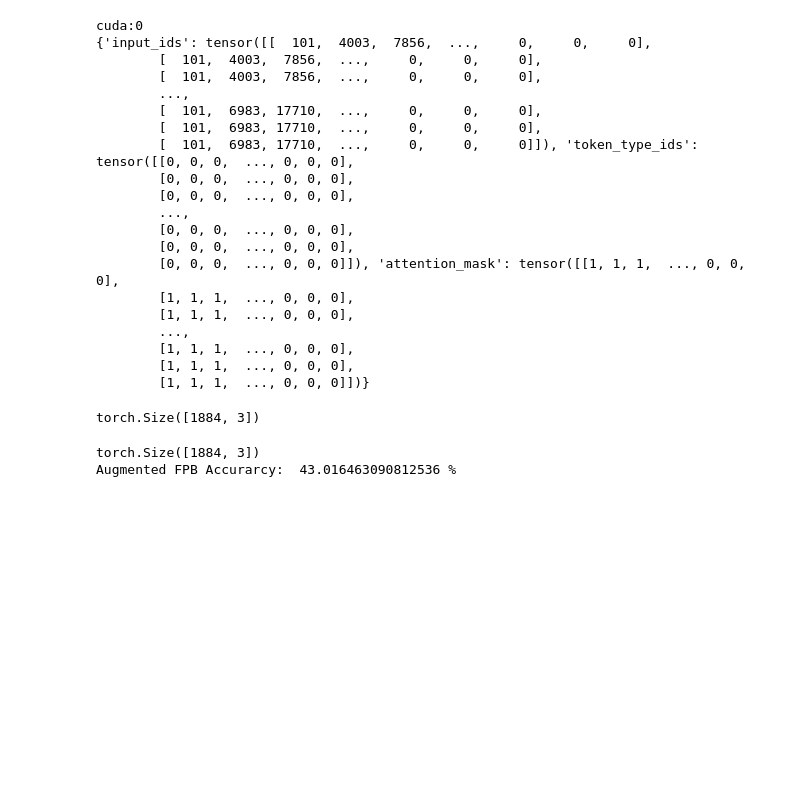
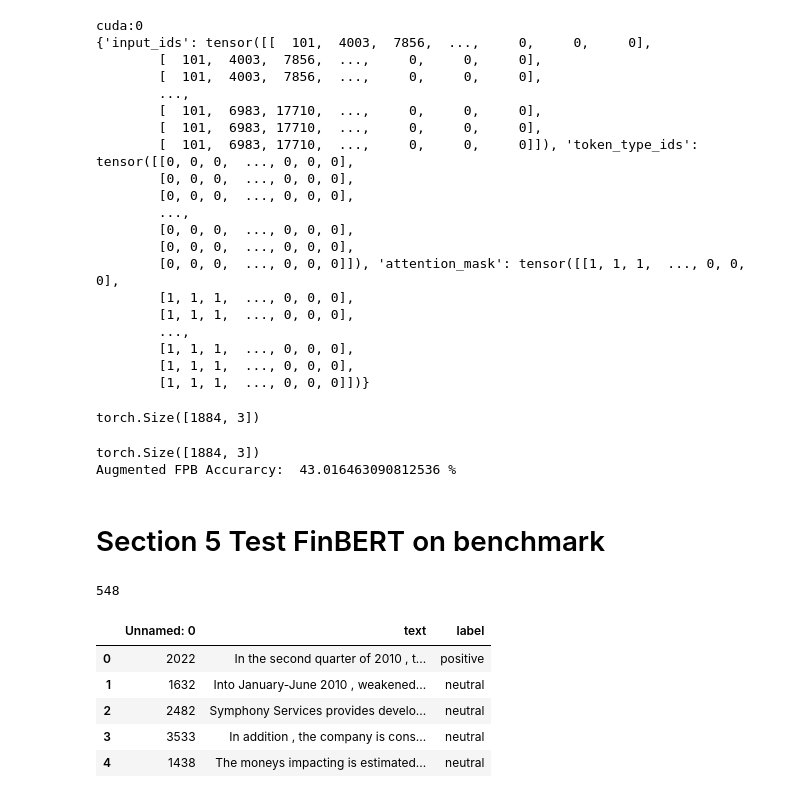
Before and after one commit to yw7vvAW611/CS269GroupProject, a Jupyter notebook: AdversarialAttackFinBERT.ipynb, the cells around one changed output. Saved outputs shown, nothing was run; the diff lists cells and outputs as text; code cells hidden in the pictures; blank space fills up the shorter version.

Commit message:
Test FinBERT on benmark

```diff
--- a/AdversarialAttackFinBERT.ipynb
+++ b/AdversarialAttackFinBERT.ipynb
@@ -970,3 +970,25 @@ print("Augmented FPB Accurarcy: ", correct / idx * 100, "%")
 # %% [output]
 torch.Size([1884, 3])
 Augmented FPB Accurarcy:  43.016463090812536 %
+# %% [markdown]
+# Section 5 Test FinBERT on benchmark
+# %%
+from dataclasses import replace
+import pandas
+import numpy as np
+
+
+augmented_fpb100_df = pandas.read_csv("test.csv")
+
+fpb100_array = np.array(augmented_fpb100_df)
+fpb100_list = list(fpb100_array[:, 1])
+print(len(fpb100_list))
+augmented_fpb100_df.head(5)
+# %% [output]
+548
+|  | Unnamed: 0 | text | label |
+| 0 | 2022 | In the second quarter of 2010 , t... | positive |
+| 1 | 1632 | Into January-June 2010 , weakened... | neutral |
+| 2 | 2482 | Symphony Services provides develo... | neutral |
+| 3 | 3533 | In addition , the company is cons... | neutral |
+| 4 | 1438 | The moneys impacting is estimated... | neutral |
```
Also changed, not shown: parts of 3 cells of this notebook.
